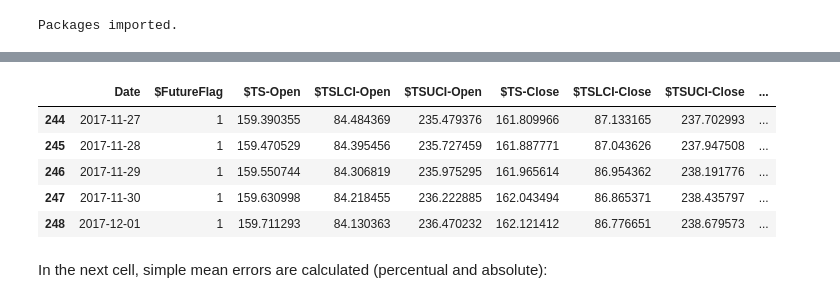
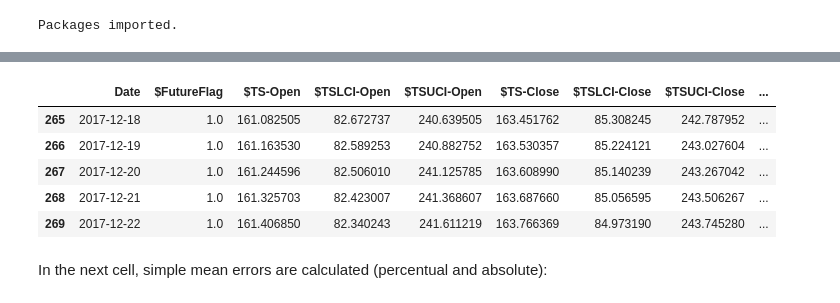
Before and after one commit to IBM/watson-stock-market-predictor, a Jupyter notebook: notebooks/using-watson-machine-learning.ipynb, the cells around one changed output, grey strips where cells are left out. Cells and saved outputs as stored; diff of their text form; code cells hidden in the pictures.

```diff
--- a/notebooks/using-watson-machine-learning.ipynb
+++ b/notebooks/using-watson-machine-learning.ipynb
@@ -189,4 +88,6 @@ The `COLUMN2`, `COLUMN3`, `COLUMN4`, `COLUMN5`, and `COLUMN6` fields are the `DA
 # %%
 # NOTE: manually define and pass the array(s) of values to be scored in the next line
-payload_scoring = {"fields": ["COLUMN2", "COLUMN3", "COLUMN4", "COLUMN5", "COLUMN6"],
-                   "values": [['2017-03-28', 140.91, 144.04, 140.62, 143.80]]}
+payload = {
+    "fields": ["Date", "Open", "High", "Low", "Close"],
+    "values": [['2017-03-28', 140.91, 144.04, 140.62, 143.80]]
+}
@@ -236,3 +98,5 @@ print(data)
+# %%
+data = wml_client.deployments.score(scoring_endpoint, payload)
 # %% [markdown]
 Before using `Bokeh` to interact with the data, we need to parse it in a Pandas dataframe.
 # %% [markdown]
@@ -342,0 +218,23 @@ show(p)
+# %%
+import types
+import pandas as pd
+from botocore.client import Config
+import ibm_boto3
+
+def __iter__(self): return 0
+
+# @hidden_cell
+# The following code accesses a file in your IBM Cloud Object Storage. It includes your credentials.
+# You might want to remove those credentials before you share the notebook.
+client_a4bf3cc686cc4ca6a966bdc9f46ae2b8 = ibm_boto3.client(service_name='s3',
+    ibm_api_key_id='FgBUyGAWCMntsRuRqPvme8kHGRDJEnnx5W_yfnEohzFC',
+    ibm_auth_endpoint="https://iam.ng.bluemix.net/oidc/token",
+    config=Config(signature_version='oauth'),
+    endpoint_url='https://s3-api.us-geo.objectstorage.service.networklayer.com')
+
+body = client_a4bf3cc686cc4ca6a966bdc9f46ae2b8.get_object(Bucket='watsonstockmarketpredictor-donotdelete-pr-gfd7hukq2auktz',Key='data_asset/AAPL.csv_shaped_531cec44.csv')['Body']
+# add missing __iter__ method, so pandas accepts body as file-like object
+if not hasattr(body, "__iter__"): body.__iter__ = types.MethodType( __iter__, body )
+
+df_data_1 = pd.read_csv(body)
+df_data_1.tail()
@@ -342,0 +248,10 @@ show(p)
+# %%
+# Now we split the full historical data into a train and a test dataset:
+import datetime
+
+split_date = datetime.date(2015, 1, 2)
+#df_train = df_data_1[(pd.to_datetime(df_data_1["Date"]) < split_date)]
+df_test = df_data_1[(pd.to_datetime(df_data_1["Date"]) > split_date)]
+df_test['Date'] = df_test['Date'].apply(lambda x: datetime.datetime.strptime(x,'%Y-%m-%d'))
+df_test = df_test.sort_values(['Date'])
+df_test.tail()
@@ -369,15 +291,17 @@ show(p)
 # %%
 ndf_filtered = ndf.drop(['Close', 'Open', '$TSResidual-Open', '$TSResidual-Close'], axis=1)
 
 result = pd.concat([ndf_filtered, df_test], axis=1).dropna()
+result = result.loc[:,~result.columns.duplicated()]
+result = result.sort_values(['Date'])
 result.tail()
 # %% [output]
 |  | Date | $FutureFlag | $TS-Open | $TSLCI-Open | $TSUCI-Open | $TS-Close | $TSLCI-Close | $TSUCI-Close | ... |
-| 244 | 2017-11-27 | 1 | 159.390355 | 84.484369 | 235.479376 | 161.809966 | 87.133165 | 237.702993 | ... |
-| 245 | 2017-11-28 | 1 | 159.470529 | 84.395456 | 235.727459 | 161.887771 | 87.043626 | 237.947508 | ... |
-| 246 | 2017-11-29 | 1 | 159.550744 | 84.306819 | 235.975295 | 161.965614 | 86.954362 | 238.191776 | ... |
-| 247 | 2017-11-30 | 1 | 159.630998 | 84.218455 | 236.222885 | 162.043494 | 86.865371 | 238.435797 | ... |
-| 248 | 2017-12-01 | 1 | 159.711293 | 84.130363 | 236.470232 | 162.121412 | 86.776651 | 238.679573 | ... |
+| 265 | 2017-12-18 | 1.0 | 161.082505 | 82.672737 | 240.639505 | 163.451762 | 85.308245 | 242.787952 | ... |
+| 266 | 2017-12-19 | 1.0 | 161.163530 | 82.589253 | 240.882752 | 163.530357 | 85.224121 | 243.027604 | ... |
+| 267 | 2017-12-20 | 1.0 | 161.244596 | 82.506010 | 241.125785 | 163.608990 | 85.140239 | 243.267042 | ... |
+| 268 | 2017-12-21 | 1.0 | 161.325703 | 82.423007 | 241.368607 | 163.687660 | 85.056595 | 243.506267 | ... |
+| 269 | 2017-12-22 | 1.0 | 161.406850 | 82.340243 | 241.611219 | 163.766369 | 84.973190 | 243.745280 | ... |
 # %% [markdown]
 In the next cell, simple mean errors are calculated (percentual and absolute):
 # %%
```
Also changed, not shown: parts of 59 cells of this notebook, 58 other files.
